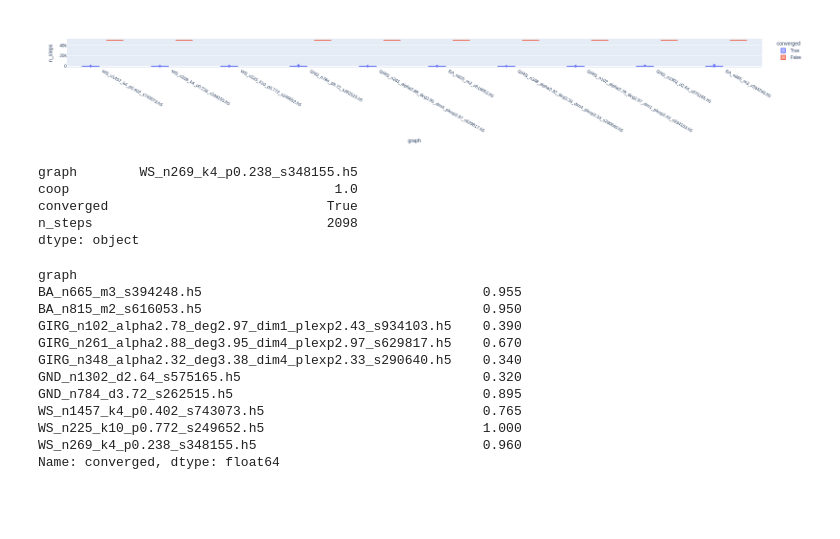
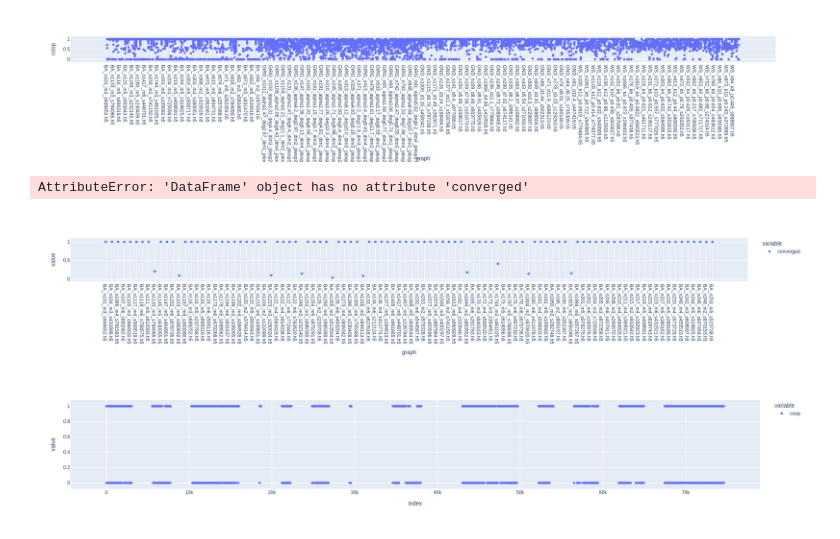
Before and after one commit to spirali/pon, a Jupyter notebook: Untitled.ipynb, the cells around one changed output. Drawn from its saved outputs; the diff is of its cells as text; code cells hidden in the pictures; blank space fills up the shorter version.

```diff
--- a/Untitled.ipynb
+++ b/Untitled.ipynb
@@ -20,8 +21,8 @@ payoffs = [[4.0, 1.0], [3.0, 2.0]]
 #payoffs = [[-10.0, -10.0], [10.0, 2.0]]
 # %%
 path = "/home/spirali/projects/netprocess-data/v0.2/data-L"
-names = [name for name in os.listdir(path) if name.endswith(".h5")]
-graphs = [Graph.read_h5(os.path.join(path, name)) for name in names]
+names = sorted([name for name in os.listdir(path) if name.endswith(".json")])
+all_graphs = [Graph.read(os.path.join(path, name)) for name in names]
 # %%
-config = RunConfig(max_steps=2500, store_steps=16)
-results = run_matrix_game(payoffs, graphs, config, repeats=200)
+config = RunConfig(max_steps=2500, store_steps=1)
+results = run_matrix_game(payoffs, all_graphs, config, repeats=10)
@@ -28,7 +57,14 @@ results = run_matrix_game(payoffs, graphs, config, repeats=200)
 # %%
 data = []
 for r in results:
-    data.append((os.path.basename(r.graph.name), np.mean(r.history[-1][1]), r.converged, r.n_steps))
+    history = r.history
+    last = len(history) - 1
+    if r.end_reason == EndReason.Converged:
+        coop = r.means[-1]
+    elif r.end_reason == EndReason.MeanCheck:
+        coop = np.mean(r.means[-32:])
+    else:
+        raise Exception("Invalid endreason")
+    data.append((os.path.basename(r.graph.name), r.graph.metadata["stats"], coop, str(r.end_reason), len(r.means)))
 
-df = pd.DataFrame(data, columns=["graph", "coop", "converged", "n_steps"])
-df
+df = pd.DataFrame(data, columns=["graph", "stats", "coop", "end_reason", "step"])
@@ -49,27 +71,12 @@ df
 # %%
-px.box(df, x="graph", y="n_steps", color="converged")
+px.scatter(df, x="graph", y="coop")
 # %% [output]
-[figure, old version]
+[figure, new version]
 # %%
-df[df.converged].max()
+df[df.converged]["steps"].mean()
 # %% [output]
-graph        WS_n269_k4_p0.238_s348155.h5
-coop                                  1.0
-converged                            True
-n_steps                              2098
-dtype: object
+AttributeError: 'DataFrame' object has no attribute 'converged'
 # %%
-df.groupby(["graph"]).converged.mean()
+px.scatter(df.groupby(["graph"]).converged.mean())
 # %% [output]
-graph
-BA_n665_m3_s394248.h5                                    0.955
-BA_n815_m2_s616053.h5                                    0.950
-GIRG_n102_alpha2.78_deg2.97_dim1_plexp2.43_s934103.h5    0.390
-GIRG_n261_alpha2.88_deg3.95_dim4_plexp2.97_s629817.h5    0.670
-GIRG_n348_alpha2.32_deg3.38_dim4_plexp2.33_s290640.h5    0.340
-GND_n1302_d2.64_s575165.h5                               0.320
-GND_n784_d3.72_s262515.h5                                0.895
-WS_n1457_k4_p0.402_s743073.h5                            0.765
-WS_n225_k10_p0.772_s249652.h5                            1.000
-WS_n269_k4_p0.238_s348155.h5                             0.960
-Name: converged, dtype: float64
+[figure, added]
@@ -75,0 +85,5 @@ Name: converged, dtype: float64
+# %%
+nc = df[df.converged]
+px.scatter(nc.coop)
+# %% [output]
+[figure, added]
```
Also changed, not shown: parts of 15 cells of this notebook, 6 other files.
